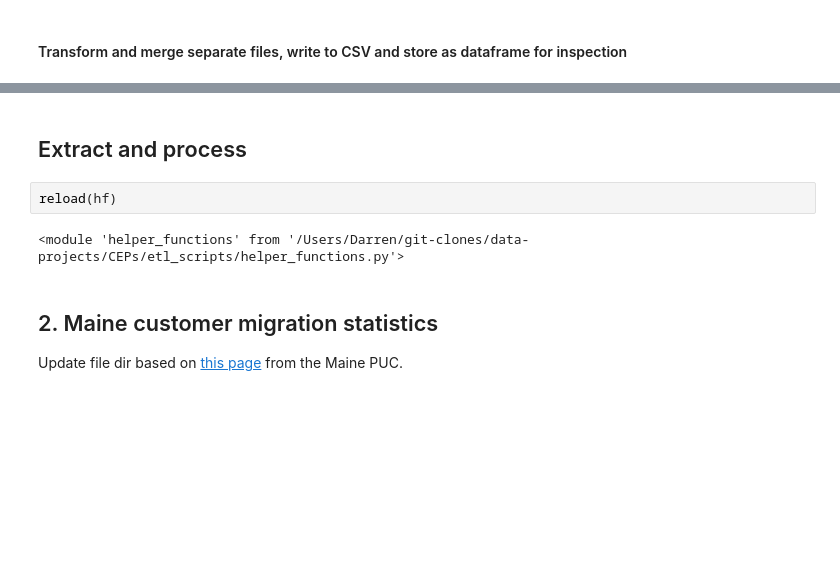
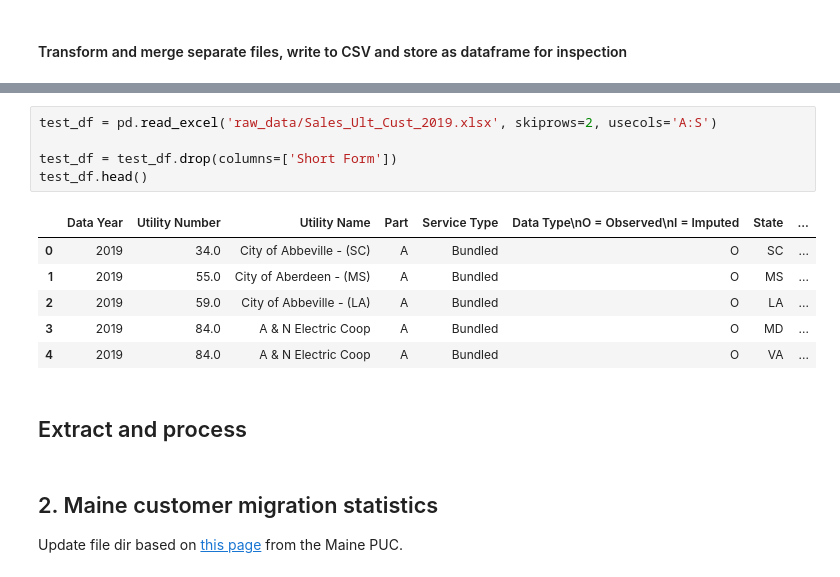
Before and after one commit to darrenfishell/data-projects, a Jupyter notebook: CEPs/etl_scripts/cep_data_prep.ipynb, the cells around one changed output, grey strips where cells are left out. Drawn from its saved outputs; the diff is of its cells as text; blank space fills up the shorter version.

```diff
--- a/CEPs/etl_scripts/cep_data_prep.ipynb
+++ b/CEPs/etl_scripts/cep_data_prep.ipynb
@@ -93,9 +94,17 @@ Reading in /Users/Darren/git-clones/data-projects/CEPs/etl_scripts/raw_data/Sale
+# %%
+test_df = pd.read_excel('raw_data/Sales_Ult_Cust_2019.xlsx', skiprows=2, usecols='A:S')
+
+test_df = test_df.drop(columns=['Short Form'])
+test_df.head()
+# %% [output]
+|  | Data Year | Utility Number | Utility Name | Part | Service Type | Data Type\nO = Observed\nI = Imputed | State | ... |
+| 0 | 2019 | 34.0 | City of Abbeville - (SC) | A | Bundled | O | SC | ... |
+| 1 | 2019 | 55.0 | City of Aberdeen - (MS) | A | Bundled | O | MS | ... |
+| 2 | 2019 | 59.0 | City of Abbeville - (LA) | A | Bundled | O | LA | ... |
+| 3 | 2019 | 84.0 | A & N Electric Coop | A | Bundled | O | MD | ... |
+| 4 | 2019 | 84.0 | A & N Electric Coop | A | Bundled | O | VA | ... |
 # %% [markdown]
 ## Extract and process
-# %%
-reload(hf)
-# %% [output]
-<module 'helper_functions' from '/Users/Darren/git-clones/data-projects/CEPs/etl_scripts/helper_functions.py'>
 # %% [markdown]
 ## 2. Maine customer migration statistics
 
```
Also changed, not shown: parts of 1 cell of this notebook, 3 other files.
